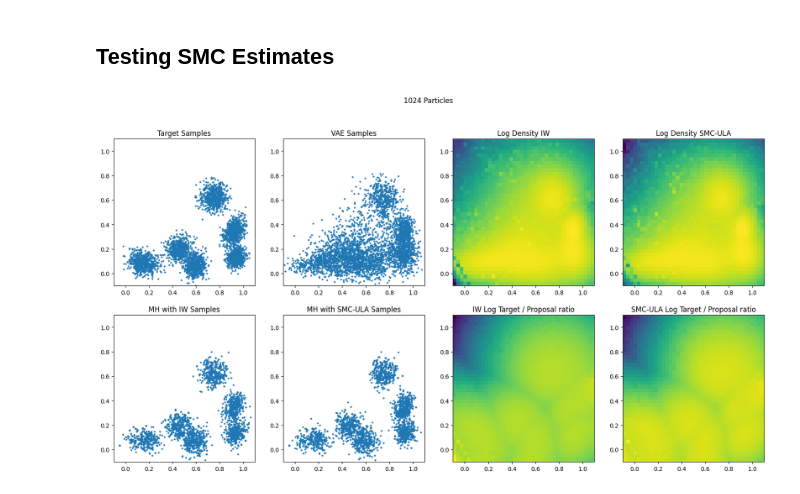
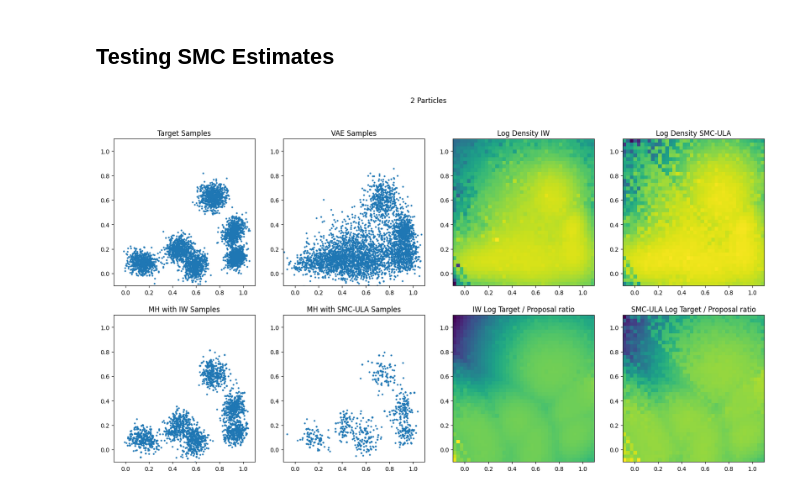
Before and after one commit to xapq/approximate-metropolis-hastings, a Jupyter notebook: notebooks/LikelihoodEstimatorsComparison.ipynb, the cells around one changed output. Drawn from its saved outputs; the diff is of its cells as text; code cells hidden in the pictures.

```diff
--- a/notebooks/LikelihoodEstimatorsComparison.ipynb
+++ b/notebooks/LikelihoodEstimatorsComparison.ipynb
@@ -128,9 +128,9 @@ def compare_estimators_for_mh():
     # general parameters
     n_samples = 4000
     # SMC-ULA parameters
-    n_particles = 1024
+    n_particles = 2
     n_steps = 20
-    ula_time_step = 0.003
+    ula_time_step = 0.002
     # plotting params
     xlim = (-0.1, 1.1)
     ylim = (-0.1, 1.1)
@@ -144,7 +144,7 @@ def compare_estimators_for_mh():
     cutoff = get_log_prob_quantile(target, q=0)
 
     marginal_estimators = [
-        ('IW', lambda x : vae.iw_log_marginal_estimate(x, L=n_particles, batch_L=64)),
+        ('IW', lambda x : vae.iw_log_marginal_estimate(x, L=n_particles*n_steps, batch_L=64)),
         ('SMC-ULA', lambda x: vae.ais_ula_log_marginal_estimate(x, n_steps=n_steps, n_particles=n_particles, ula_time_step=ula_time_step))
     ]
     n_est = len(marginal_estimators)
@@ -152,34 +152,34 @@ def compare_estimators_for_mh():
     fig, axs = plt.subplots(ncols=2+n_est, nrows=2, figsize=(20,10))
     fig.suptitle(f'{n_particles} Particles')
     axs = axs.flatten()
     axs[0].set_title('Target Samples')
     axs[0].scatter(*pl(target.sample((n_samples,))), s=4)
     axs[1].set_title('VAE Samples')
     axs[1].scatter(*pl(vae_samples), s=4)
     for i, (estimator_name, estimator) in enumerate(marginal_estimators):
         ax = axs[2 + i]
         ax.set_title(f'Log Density {estimator_name}')
         estimated_logd = estimator(points).reshape(d, d)
         target_logd = target.log_prob(points).reshape(d, d)
         ax.imshow(to_numpy(estimated_logd), origin='lower', extent=[*xlim, *ylim], aspect="auto")
 
         ax = axs[2 + n_est + i]
         ax.set_title(f'MH with {estimator_name} Samples')
         # cut_acc_rate, cut_samples = log_prob_cutoff_filter(target, vae_samples, cutoff, return_indicies=False)
         mh_acc_rate, mh_samples = metropolis_hastings_filter(target, vae_samples, estimator)
         ax.scatter(*pl(mh_samples), s=4)
 
         ax = axs[2 + 2 * n_est + i]
         ax.set_title(f'{estimator_name} Log Target / Proposal ratio')
         ax.imshow(to_numpy(target_logd - estimated_logd), origin='lower', extent=[*xlim, *ylim], aspect="auto")
 
     for ax in axs:
         ax.set_xlim(*xlim)
         ax.set_ylim(*ylim)
 
 compare_estimators_for_mh()
 # %% [output]
-[figure, old version]
+[figure, new version]
 # %%
 def one_point_analysis():
     n_samples = 1000
```
Also changed, not shown: parts of 5 cells of this notebook, 2 other files.
